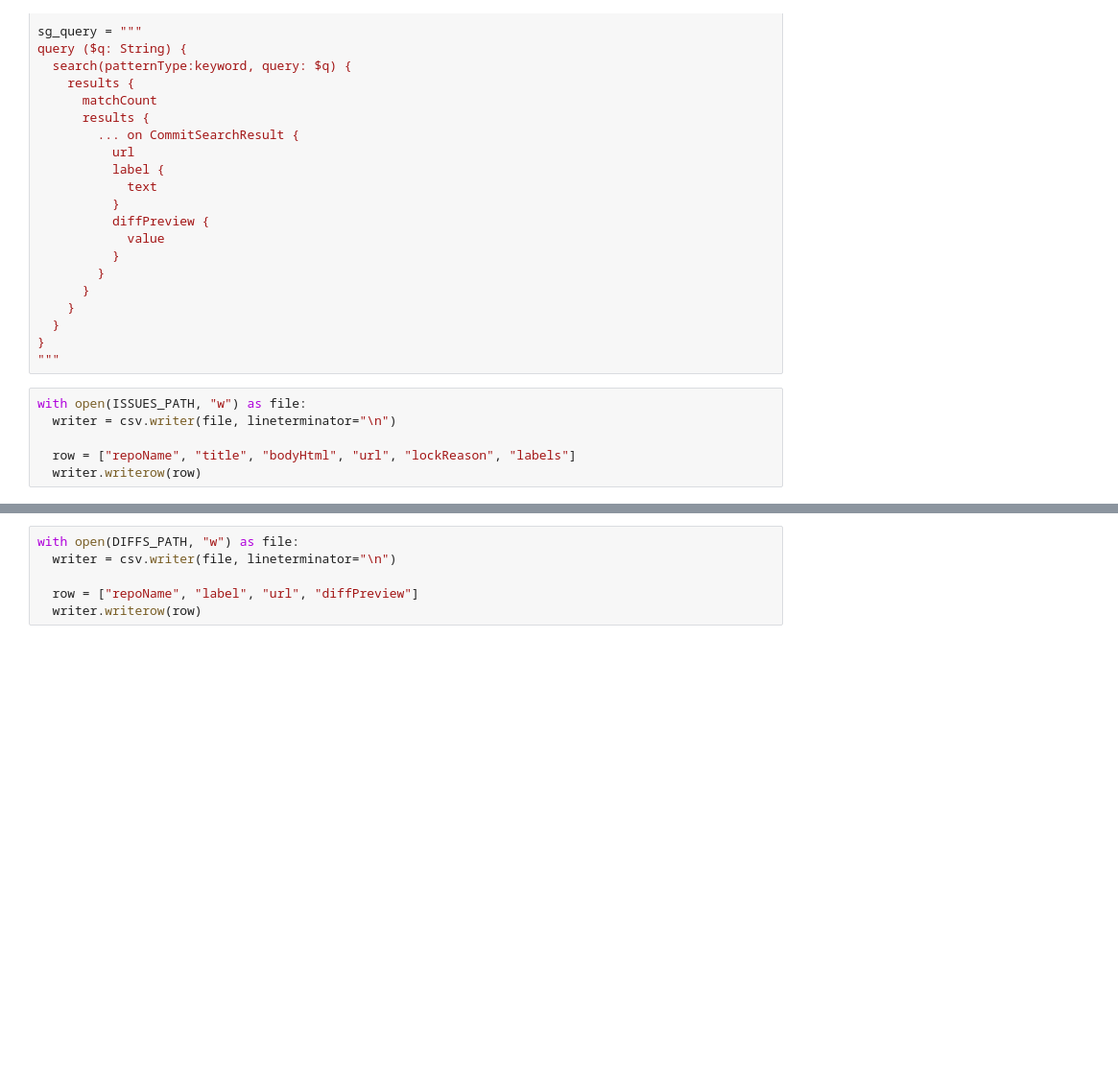
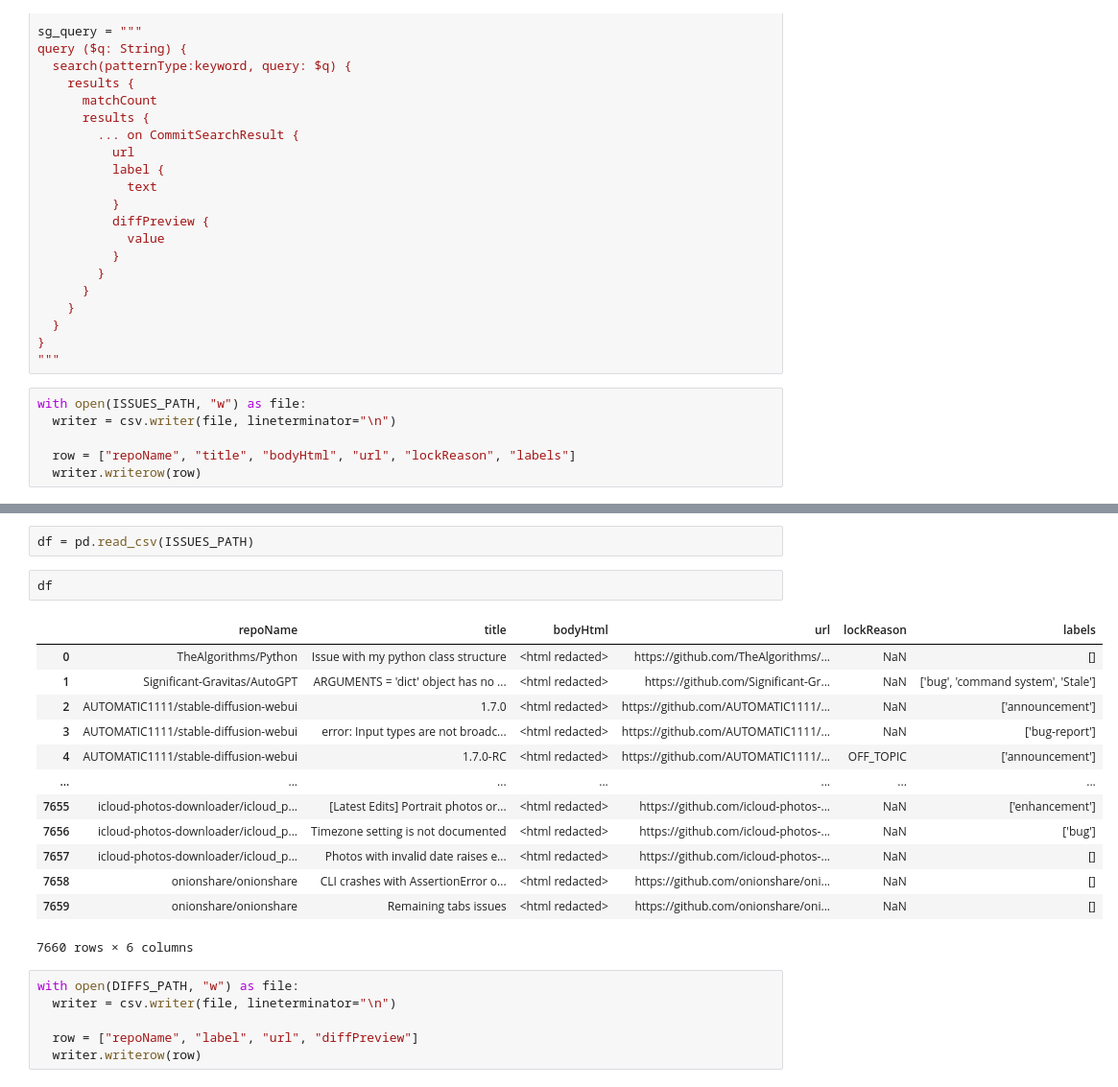
Before and after one commit to cmu-pasta/date-time, a Jupyter notebook: scripts/get_issues_diffs.ipynb, the cells around one changed output, grey strips where cells are left out. Shown at 96% size. Cells and saved outputs as stored; diff of their text form; blank space fills up the shorter version.

Commit message:
finished collecting repos

```diff
--- a/scripts/get_issues_diffs.ipynb
+++ b/scripts/get_issues_diffs.ipynb
@@ -134,3 +139,21 @@ done
+# %%
+df = pd.read_csv(ISSUES_PATH)
+# %%
+df
+# %% [output]
+|  | repoName | title | bodyHtml | url | lockReason | labels |
+| 0 | TheAlgorithms/Python | Issue with my python class structure | <html redacted> | https://github.com/TheAlgorithms/... | NaN | [] |
+| 1 | Significant-Gravitas/AutoGPT | ARGUMENTS = 'dict' object has no ... | <html redacted> | https://github.com/Significant-Gr... | NaN | ['bug', 'command system', 'Stale'] |
+| 2 | AUTOMATIC1111/stable-diffusion-webui | 1.7.0 | <html redacted> | https://github.com/AUTOMATIC1111/... | NaN | ['announcement'] |
+| 3 | AUTOMATIC1111/stable-diffusion-webui | error: Input types are not broadc... | <html redacted> | https://github.com/AUTOMATIC1111/... | NaN | ['bug-report'] |
+| 4 | AUTOMATIC1111/stable-diffusion-webui | 1.7.0-RC | <html redacted> | https://github.com/AUTOMATIC1111/... | OFF_TOPIC | ['announcement'] |
+| ... | ... | ... | ... | ... | ... | ... |
+| 7655 | icloud-photos-downloader/icloud_p... | [Latest Edits] Portrait photos or... | <html redacted> | https://github.com/icloud-photos-... | NaN | ['enhancement'] |
+| 7656 | icloud-photos-downloader/icloud_p... | Timezone setting is not documented | <html redacted> | https://github.com/icloud-photos-... | NaN | ['bug'] |
+| 7657 | icloud-photos-downloader/icloud_p... | Photos with invalid date raises e... | <html redacted> | https://github.com/icloud-photos-... | NaN | [] |
+| 7658 | onionshare/onionshare | CLI crashes with AssertionError o... | <html redacted> | https://github.com/onionshare/oni... | NaN | [] |
+| 7659 | onionshare/onionshare | Remaining tabs issues | <html redacted> | https://github.com/onionshare/oni... | NaN | [] |
+7660 rows × 6 columns
 # %%
 with open(DIFFS_PATH, "w") as file:
   writer = csv.writer(file, lineterminator="\n")
```
Also changed, not shown: parts of 1 cell of this notebook, 8 other files.
